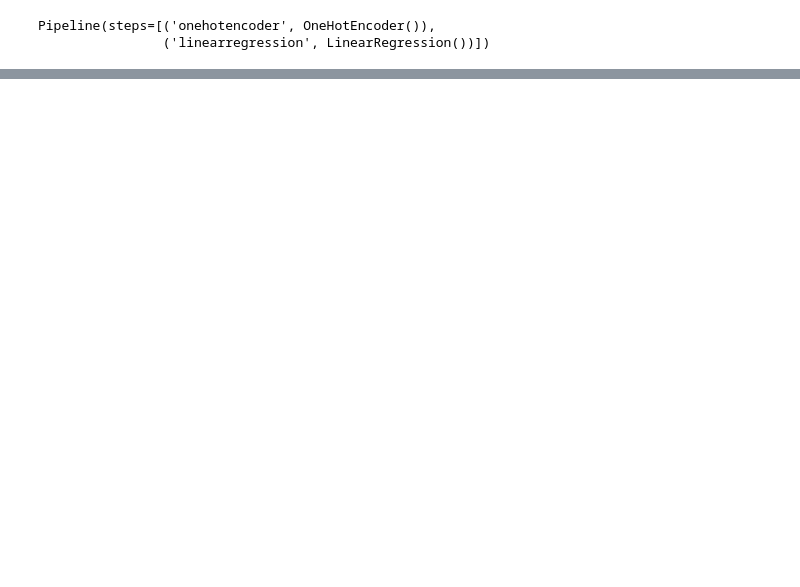
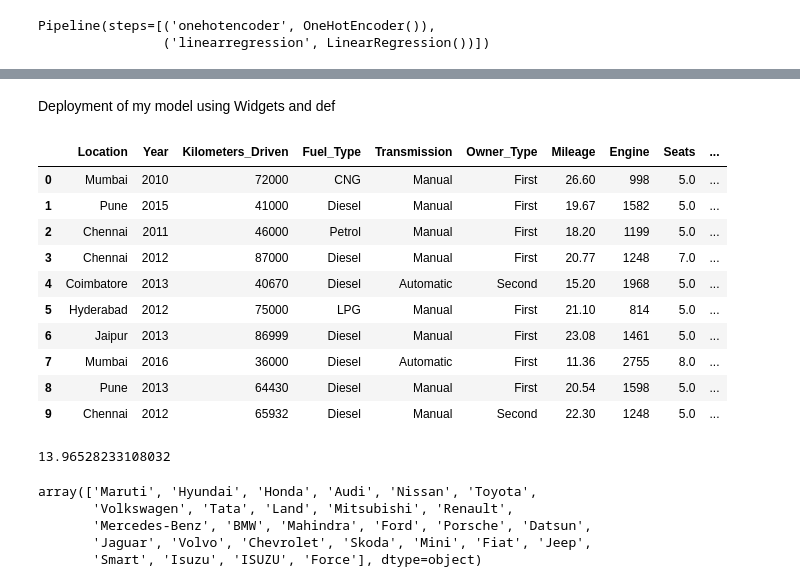
Before and after one commit to ReL1c113/Car_price_prediction_using_wrangle, a Jupyter notebook: car_price_prediction_model.ipynb, the cells around one changed output, grey strips where cells are left out. Saved outputs shown, nothing was run; the diff lists cells and outputs as text; code cells hidden in the pictures; blank space fills up the shorter version.

```diff
--- a/car_price_prediction_model.ipynb
+++ b/car_price_prediction_model.ipynb
@@ -168,0 +166,2 @@ Mean_Absoute_Error 0.04005633329017309
+# %% [markdown]
+Deployment of my model using Widgets and def
@@ -168,0 +170,14 @@ Mean_Absoute_Error 0.04005633329017309
+# %%
+df.head(10)
+# %% [output]
+|  | Location | Year | Kilometers_Driven | Fuel_Type | Transmission | Owner_Type | Mileage | Engine | Seats | ... |
+| 0 | Mumbai | 2010 | 72000 | CNG | Manual | First | 26.60 | 998 | 5.0 | ... |
+| 1 | Pune | 2015 | 41000 | Diesel | Manual | First | 19.67 | 1582 | 5.0 | ... |
+| 2 | Chennai | 2011 | 46000 | Petrol | Manual | First | 18.20 | 1199 | 5.0 | ... |
+| 3 | Chennai | 2012 | 87000 | Diesel | Manual | First | 20.77 | 1248 | 7.0 | ... |
+| 4 | Coimbatore | 2013 | 40670 | Diesel | Automatic | Second | 15.20 | 1968 | 5.0 | ... |
+| 5 | Hyderabad | 2012 | 75000 | LPG | Manual | First | 21.10 | 814 | 5.0 | ... |
+| 6 | Jaipur | 2013 | 86999 | Diesel | Manual | First | 23.08 | 1461 | 5.0 | ... |
+| 7 | Mumbai | 2016 | 36000 | Diesel | Automatic | First | 11.36 | 2755 | 8.0 | ... |
+| 8 | Pune | 2013 | 64430 | Diesel | Manual | First | 20.54 | 1598 | 5.0 | ... |
+| 9 | Chennai | 2012 | 65932 | Diesel | Manual | Second | 22.30 | 1248 | 5.0 | ... |
@@ -168,0 +201,12 @@ Mean_Absoute_Error 0.04005633329017309
+# %%
+make_prediction('Bangalore',2015,64430,'Petrol','Manual','First',26.6,998,5.0,'Fiat')
+# %% [output]
+13.96528233108032
+# %%
+df['Company_Name'].unique()
+# %% [output]
+array(['Maruti', 'Hyundai', 'Honda', 'Audi', 'Nissan', 'Toyota',
+       'Volkswagen', 'Tata', 'Land', 'Mitsubishi', 'Renault',
+       'Mercedes-Benz', 'BMW', 'Mahindra', 'Ford', 'Porsche', 'Datsun',
+       'Jaguar', 'Volvo', 'Chevrolet', 'Skoda', 'Mini', 'Fiat', 'Jeep',
+       'Smart', 'Isuzu', 'ISUZU', 'Force'], dtype=object)
```
Also changed, not shown: parts of 14 cells of this notebook.
